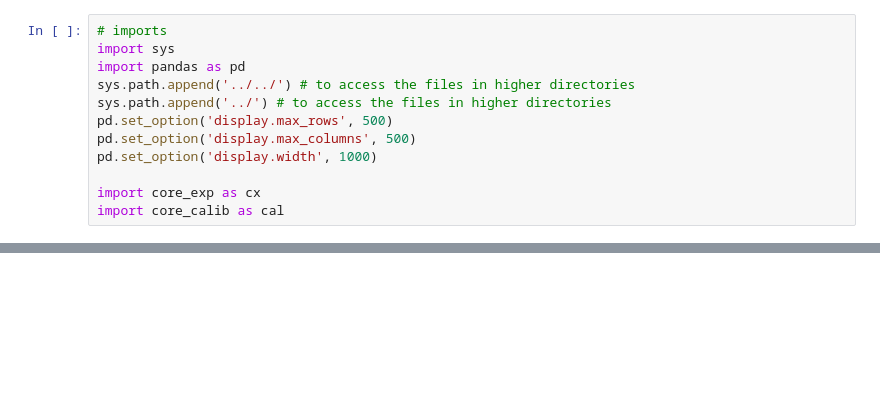
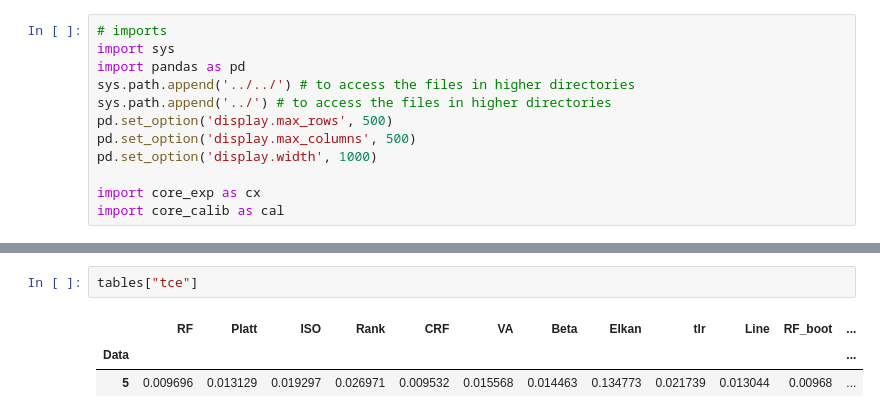
Before and after one commit to mhshaker/RF_ranking_calibration, a Jupyter notebook: Experiments/RF parameters/0_play.ipynb, the cells around one changed output, grey strips where cells are left out. Cells and saved outputs as stored; diff of their text form; blank space fills up the shorter version.

```diff
--- a/Experiments/RF parameters/0_play.ipynb
+++ b/Experiments/RF parameters/0_play.ipynb
@@ -49,3 +62,9 @@ key  5_CRF_fit
+# %%
+tables["tce"]
+# %% [output]
+|  | RF | Platt | ISO | Rank | CRF | VA | Beta | Elkan | tlr | Line | RF_boot | ... |
+| Data |  |  |  |  |  |  |  |  |  |  |  | ... |
+| 5 | 0.009696 | 0.013129 | 0.019297 | 0.026971 | 0.009532 | 0.015568 | 0.014463 | 0.134773 | 0.021739 | 0.013044 | 0.00968 | ... |
 # %%
 plot_calib_methods = params["calib_methods"].copy()
 # plot_calib_methods.remove("Rank")
```
Also changed, not shown: parts of 5 cells of this notebook, 24 other files.
